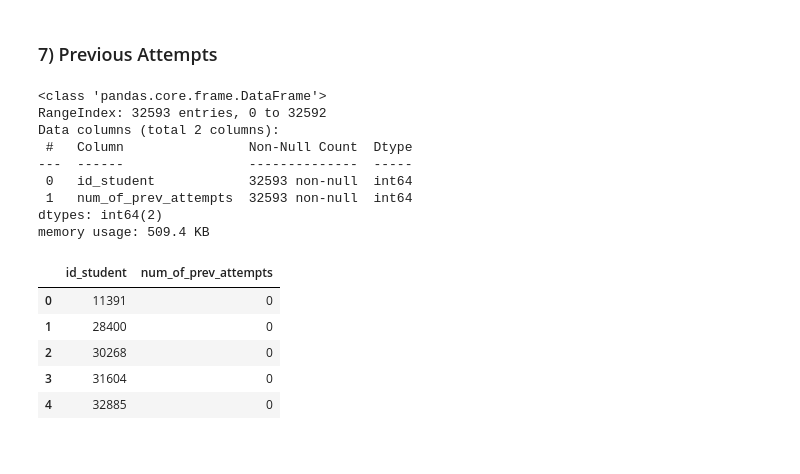
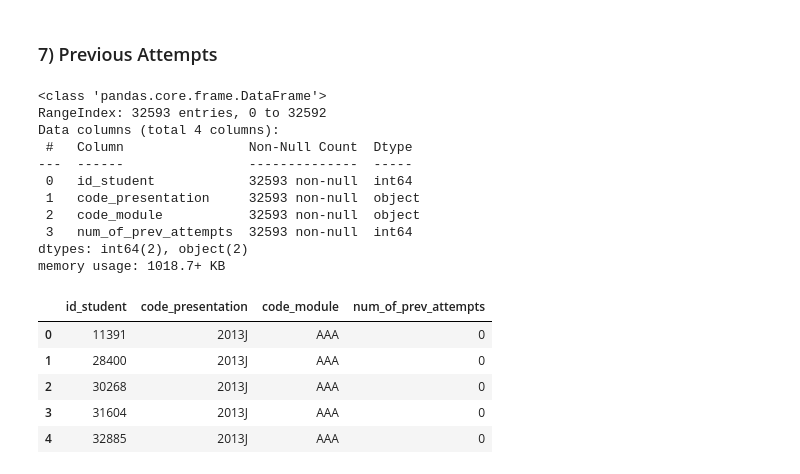
Before and after one commit to kazokid/UZOP-projekt, a Jupyter notebook: phase-one.ipynb, the cells around one changed output. Cells and saved outputs as stored; diff of their text form; code cells hidden in the pictures.

```diff
--- a/phase-one.ipynb
+++ b/phase-one.ipynb
@@ -542,22 +565,24 @@ memory usage: 3.0+ MB
 ### 7) Previous Attempts
 # %%
 # we only need the id_student and num_of_prev_attempts
-previousAttempts = studentInfo[['id_student','num_of_prev_attempts']]
+previousAttempts = studentInfo[['id_student', 'code_presentation','code_module', 'num_of_prev_attempts']]
 previousAttempts.info()
 previousAttempts.head()
 # %% [output]
 <class 'pandas.core.frame.DataFrame'>
 RangeIndex: 32593 entries, 0 to 32592
-Data columns (total 2 columns):
+Data columns (total 4 columns):
  #   Column                Non-Null Count  Dtype
 ---  ------                --------------  -----
  0   id_student            32593 non-null  int64
- 1   num_of_prev_attempts  32593 non-null  int64
-dtypes: int64(2)
-memory usage: 509.4 KB
+ 1   code_presentation     32593 non-null  object
+ 2   code_module           32593 non-null  object
+ 3   num_of_prev_attempts  32593 non-null  int64
+dtypes: int64(2), object(2)
+memory usage: 1018.7+ KB
-|  | id_student | num_of_prev_attempts |
-| 0 | 11391 | 0 |
-| 1 | 28400 | 0 |
-| 2 | 30268 | 0 |
-| 3 | 31604 | 0 |
-| 4 | 32885 | 0 |
+|  | id_student | code_presentation | code_module | num_of_prev_attempts |
+| 0 | 11391 | 2013J | AAA | 0 |
+| 1 | 28400 | 2013J | AAA | 0 |
+| 2 | 30268 | 2013J | AAA | 0 |
+| 3 | 31604 | 2013J | AAA | 0 |
+| 4 | 32885 | 2013J | AAA | 0 |
```
Also changed, not shown: parts of 8 cells of this notebook.
